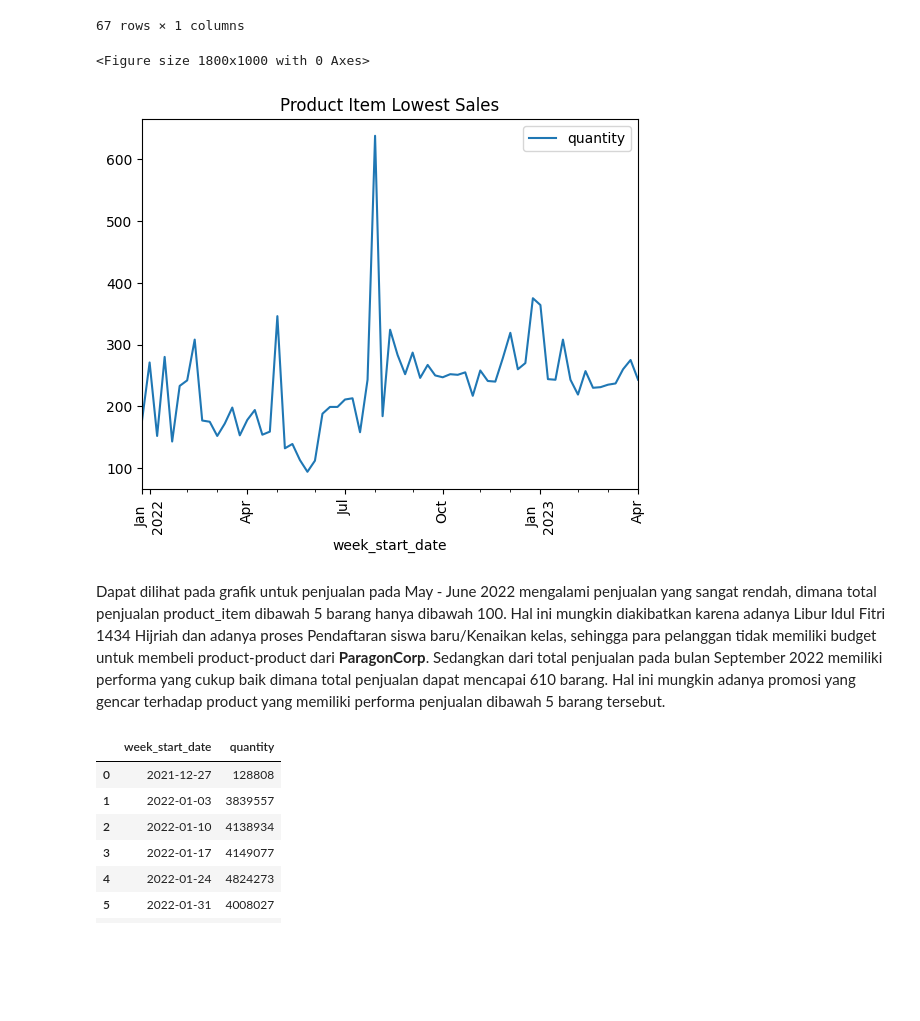
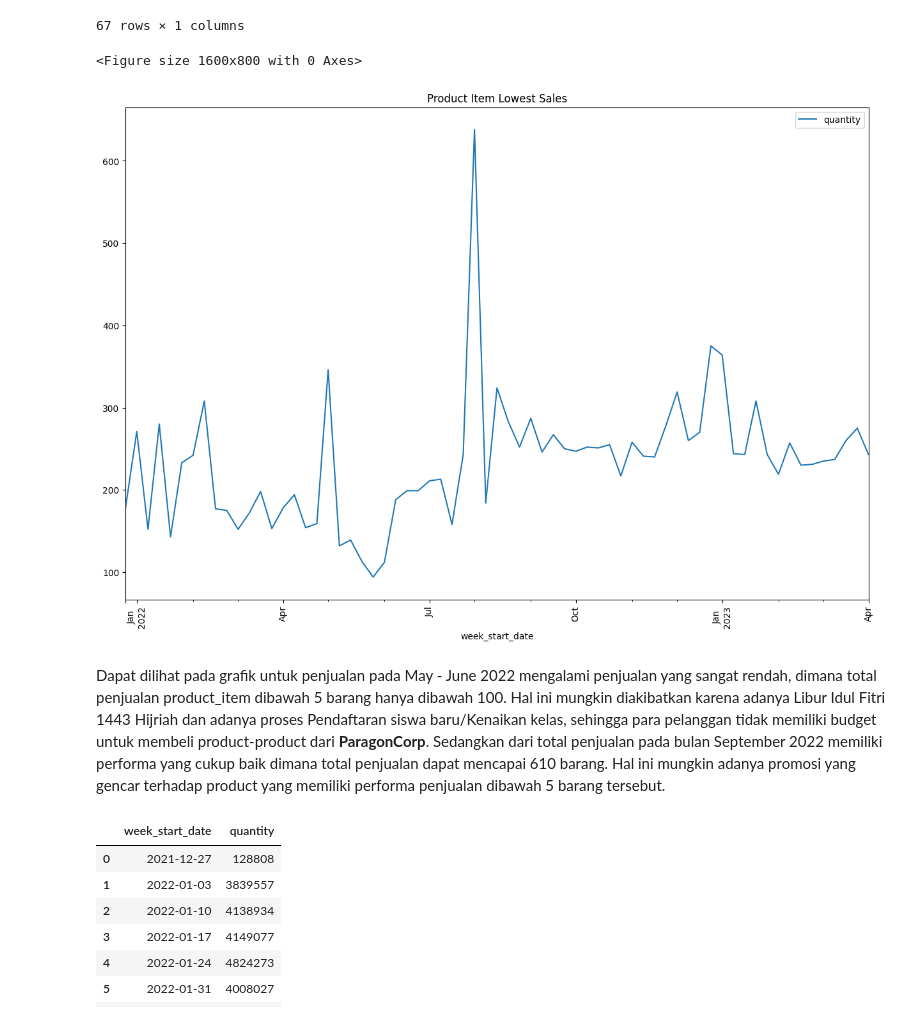
Before and after one commit to andik-alfauzi/Sales-Prediction, a Jupyter notebook: Time_Series_Sales_Prediction.ipynb, the cells around one changed output. Drawn from its saved outputs; the diff is of its cells as text; code cells hidden in the pictures; blank space fills up the shorter version.

```diff
--- a/Time_Series_Sales_Prediction.ipynb
+++ b/Time_Series_Sales_Prediction.ipynb
@@ -350,16 +351,16 @@ lowSales
 67 rows × 1 columns
 # %%
 # Visualize low sales
-plt.figure(figsize=(18, 10))
+plt.figure(figsize=(16, 8))
 lowSales.plot()
 plt.xticks(rotation=90)
 plt.title('Product Item Lowest Sales')
 plt.show()
 # %% [output]
-<Figure size 1800x1000 with 0 Axes>
+<Figure size 1600x800 with 0 Axes>
-[figure, old version]
+[figure, new version]
 # %% [markdown]
-Dapat dilihat pada grafik untuk penjualan pada May - June 2022 mengalami penjualan yang sangat rendah, dimana total penjualan product_item dibawah 5 barang hanya dibawah 100. Hal ini mungkin diakibatkan karena adanya Libur Idul Fitri 1434 Hijriah dan adanya proses Pendaftaran siswa baru/Kenaikan kelas, sehingga para pelanggan tidak memiliki budget untuk membeli product-product dari **ParagonCorp**. Sedangkan dari total penjualan pada bulan September 2022 memiliki performa yang cukup baik dimana total penjualan dapat mencapai 610 barang. Hal ini mungkin adanya promosi yang gencar terhadap product yang memiliki performa penjualan dibawah 5 barang tersebut.
+Dapat dilihat pada grafik untuk penjualan pada May - June 2022 mengalami penjualan yang sangat rendah, dimana total penjualan product_item dibawah 5 barang hanya dibawah 100. Hal ini mungkin diakibatkan karena adanya Libur Idul Fitri 1443 Hijriah dan adanya proses Pendaftaran siswa baru/Kenaikan kelas, sehingga para pelanggan tidak memiliki budget untuk membeli product-product dari **ParagonCorp**. Sedangkan dari total penjualan pada bulan September 2022 memiliki performa yang cukup baik dimana total penjualan dapat mencapai 610 barang. Hal ini mungkin adanya promosi yang gencar terhadap product yang memiliki performa penjualan dibawah 5 barang tersebut.
 # %%
 # Prepare Data
 sales = data.groupby('week_start_date')['quantity'].sum().reset_index()
```
Also changed, not shown: parts of 27 cells of this notebook.
